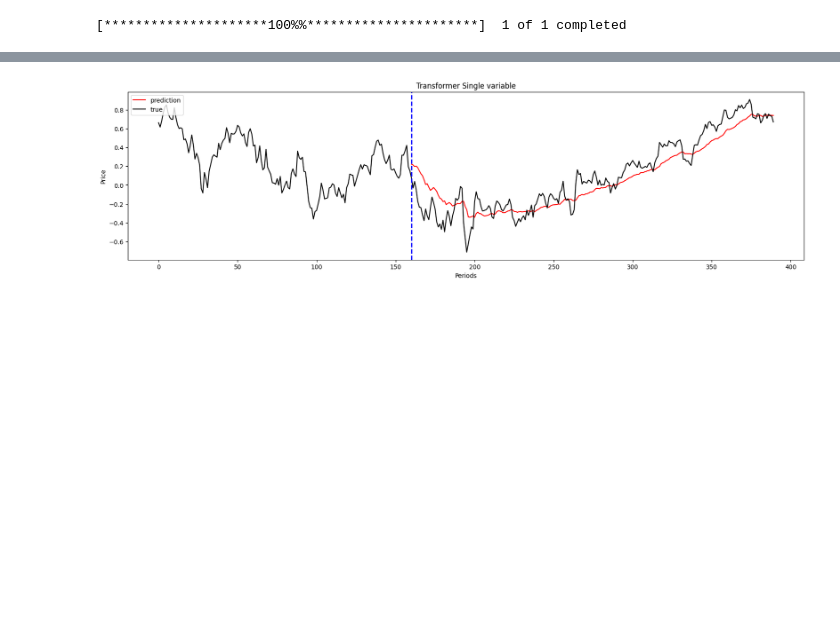
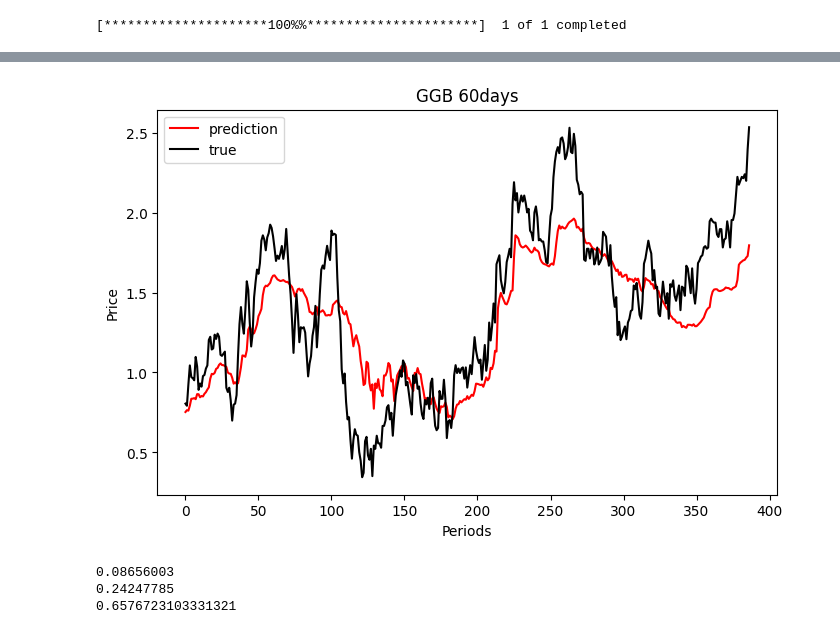
Before and after one commit to LvJiaaaaY/Stock-Prediction-Project, a Jupyter notebook: Transformer.ipynb, the cells around one changed output, grey strips where cells are left out. Cells and saved outputs as stored; diff of their text form; code cells hidden in the pictures; blank space fills up the shorter version.

```diff
--- a/Transformer.ipynb
+++ b/Transformer.ipynb
@@ -15,11 +15,11 @@ yfin.pdr_override()
 # %%
 # Parameter for data
 ## Security code
-stock_code='ECL'
+stock_code='GGB'
 ## Start Date
 start_date='2015-08-17'
 ## End Date
-end_date='2023-08-18'
+end_date='2023-07-28'
 ## Split ratio of train data and validation data
 train_rate=0.8
 ## How many business days to see
@@ -229,28 +255,36 @@ plt.show()
 # %%
-model.eval()
-result=torch.Tensor(0)
-actual=torch.Tensor(0)
+import pandas as pd
 
-with torch.no_grad():
-  for i in range(0,len(valid_data)-1):
-    data,target=get_batch(valid_data,i,1)
-    output=model(data)
-    result=torch.cat((result, output[-1].view(-1).cpu()),0)
-    actual=torch.cat((actual,target[-1].view(-1).cpu()),0)
+
+result = np.array(result)
+result = pd.DataFrame(result)
+actual = np.array(actual)
+actual = pd.DataFrame(actual)
 
 import matplotlib.pyplot as pyplot
-fig = pyplot.figure(1, figsize=(20, 5))
+fig = pyplot.figure(1, figsize=(8, 5))
 fig.patch.set_facecolor('xkcd:white')
-pyplot.plot([k + 160 for k in range(230)],result[160:],color="red")
-pyplot.title('Transformer Single variable')
-pyplot.plot(actual[:700],color="black")
+pyplot.plot(result,color="red")
+pyplot.title('GGB 60days')
+pyplot.plot(actual,color="black")
 pyplot.legend(["prediction", "true"], loc="upper left")
 ymin, ymax = pyplot.ylim()
-pyplot.vlines(160, ymin, ymax, color="blue", linestyles="dashed", linewidth=2)
+#pyplot.vlines(250, ymin, ymax, color="blue", linestyles="dashed", linewidth=2)
 pyplot.ylim(ymin, ymax)
 pyplot.xlabel("Periods")
 pyplot.ylabel("Price")
 pyplot.show()
 pyplot.close()
 # %% [output]
-[figure, old version]
+[figure, new version]
+# %%
+from sklearn import metrics
+
+print(metrics.mean_squared_error(actual, result))
+print(metrics.mean_absolute_error(actual, result))
+
+print(metrics.r2_score(actual, result))
+# %% [output]
+0.08656003
+0.24247785
+0.6576723103331321
```
Also changed, not shown: parts of 5 cells of this notebook.
